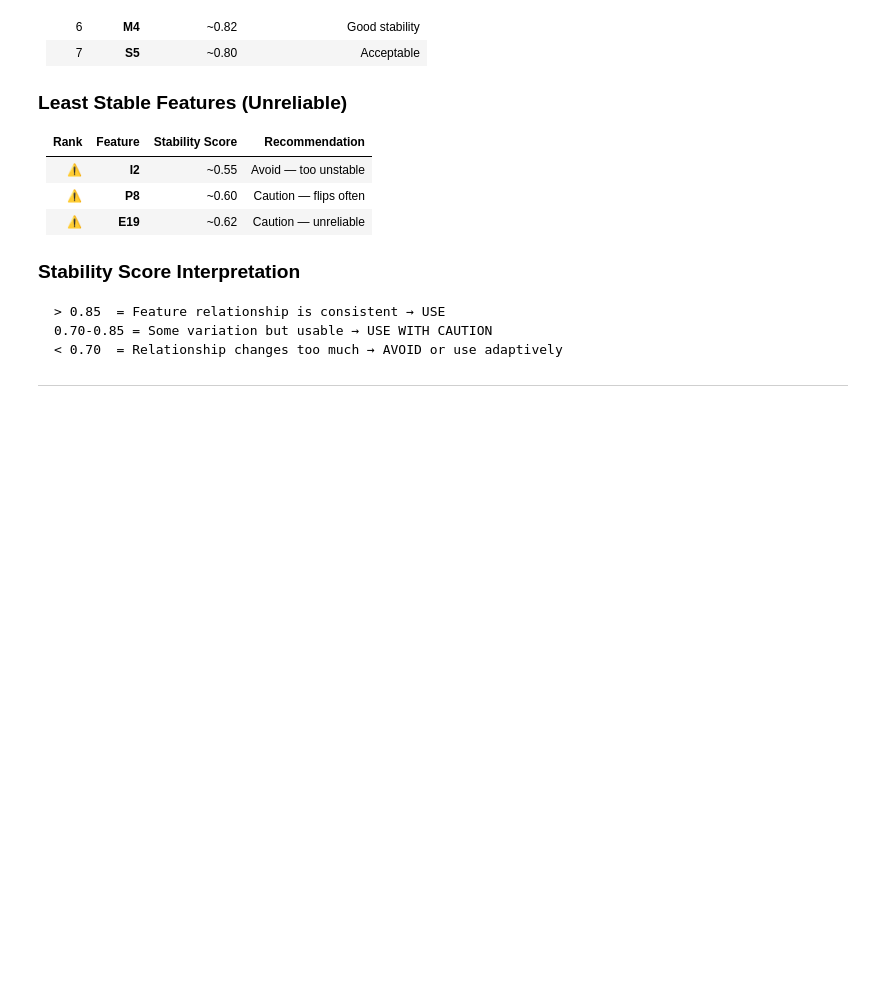
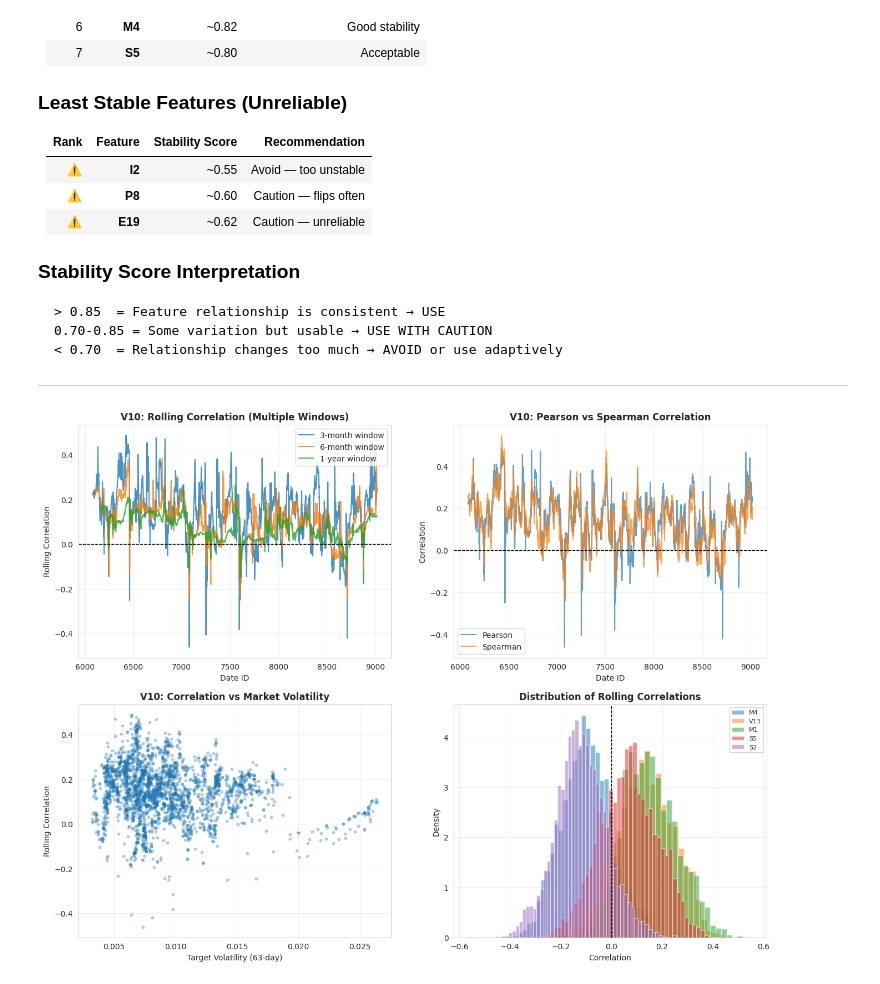
Before and after one commit to tungtokyo1108/Data_Science_Python, a Jupyter notebook: Deep EDA: From Market Efficiency to Alpha Signals.ipynb, the cells around one changed output. Cells and saved outputs as stored; diff of their text form; code cells hidden in the pictures; blank space fills up the shorter version.

Commit message:
Kaggle Notebook | Deep EDA: From Market Efficiency to Alpha Signal | Ver7

````diff
--- a/Deep EDA: From Market Efficiency to Alpha Signals.ipynb
+++ b/Deep EDA: From Market Efficiency to Alpha Signals.ipynb
@@ -1458,3 +1458,66 @@ This means: A model trained on Period 1 would SHORT when M1 is high
 ```
 
 ---
+# %%
+# Figure 2: Detailed analysis of most stable feature
+fig, axes = plt.subplots(2, 2, figsize=(16, 12))
+
+most_stable_feature = most_stable[0]
+
+# Subplot 1: Rolling correlation with different windows
+ax = axes[0, 0]
+for window, name in zip(rolling_windows, window_names):
+    rolling_corr = rolling_corr_results[most_stable_feature][name]
+    ax.plot(train['date_id'].values, rolling_corr, label=f'{name} window', alpha=0.8)
+
+# Mark structural breaks if available
+if most_stable_feature in structural_breaks and len(structural_breaks[most_stable_feature]) > 0:
+    for break_point in structural_breaks[most_stable_feature]:
+        ax.axvline(train['date_id'].values[break_point], color='red', linestyle='--', alpha=0.5)
+
+ax.axhline(0, color='black', linestyle='--', linewidth=1)
+ax.set_xlabel('Date ID')
+ax.set_ylabel('Rolling Correlation')
+ax.set_title(f'{most_stable_feature}: Rolling Correlation (Multiple Windows)', fontsize=12, fontweight='bold')
+ax.legend(loc='upper right')
+ax.grid(True, alpha=0.3)
+
+# Subplot 2: Pearson vs Spearman correlation
+ax = axes[0, 1]
+pearson_corr = rolling_corr_results[most_stable_feature]['3-month']
+spearman_corr = rolling_corr_results[most_stable_feature].get('spearman_3m', pearson_corr)
+ax.plot(train['date_id'].values, pearson_corr, label='Pearson', alpha=0.7)
+ax.plot(train['date_id'].values, spearman_corr, label='Spearman', alpha=0.7)
+ax.axhline(0, color='black', linestyle='--', linewidth=1)
+ax.set_xlabel('Date ID')
+ax.set_ylabel('Correlation')
+ax.set_title(f'{most_stable_feature}: Pearson vs Spearman Correlation', fontsize=12, fontweight='bold')
+ax.legend()
+ax.grid(True, alpha=0.3)
+
+# Subplot 3: Correlation vs Target Volatility
+ax = axes[1, 0]
+target_vol = pd.Series(target).rolling(window=63).std().values
+rolling_corr = rolling_corr_results[most_stable_feature]['3-month']
+valid_mask = ~(np.isnan(target_vol) | np.isnan(rolling_corr))
+ax.scatter(target_vol[valid_mask], rolling_corr[valid_mask], alpha=0.3, s=10)
+ax.set_xlabel('Target Volatility (63-day)')
+ax.set_ylabel('Rolling Correlation')
+ax.set_title(f'{most_stable_feature}: Correlation vs Market Volatility', fontsize=12, fontweight='bold')
+ax.grid(True, alpha=0.3)
+
+# Subplot 4: Correlation Distribution
+ax = axes[1, 1]
+for feature in mi_features[:5]:
+    rolling_corr = rolling_corr_results[feature]['3-month']
+    valid_corr = rolling_corr[~np.isnan(rolling_corr)]
+    ax.hist(valid_corr, bins=50, alpha=0.5, label=feature, density=True)
+
+ax.axvline(0, color='black', linestyle='--', linewidth=1)
+ax.set_xlabel('Correlation')
+ax.set_ylabel('Density')
+ax.set_title('Distribution of Rolling Correlations', fontsize=12, fontweight='bold')
+ax.legend(fontsize=8)
+ax.grid(True, alpha=0.3)
+# %% [output]
+[figure, added]
````
Also changed, not shown: parts of 1 cell of this notebook.
